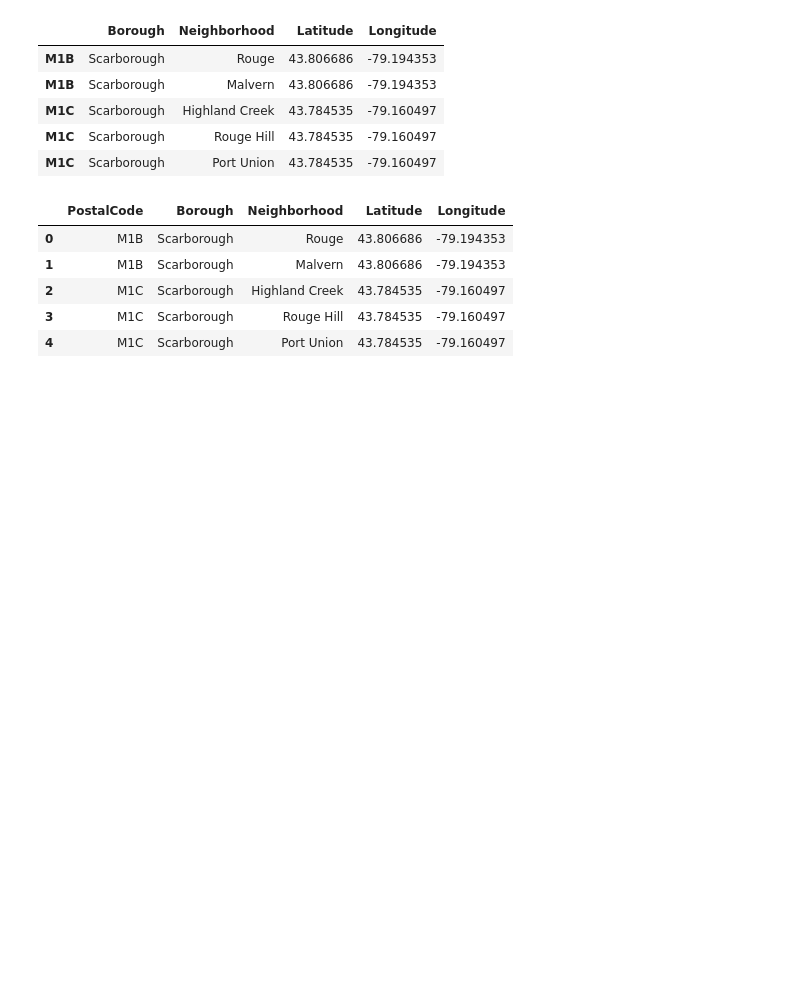
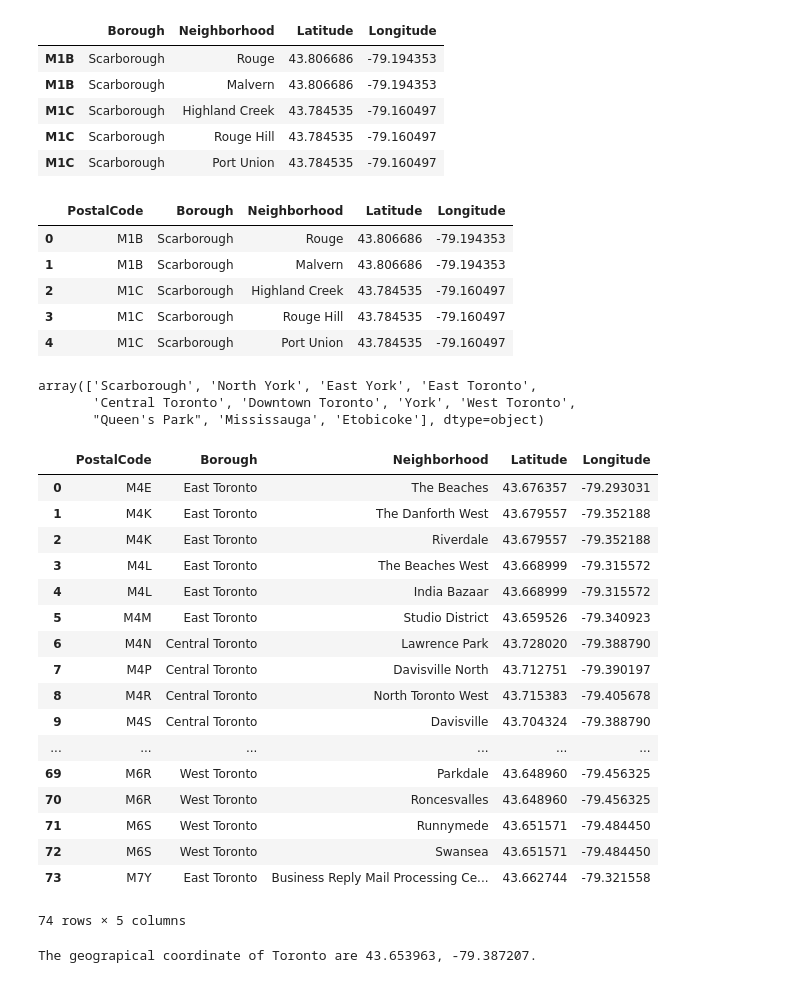
Before and after one commit to SidJain1412/Coursera_Capstone, a Jupyter notebook: Week3_1.ipynb, the cells around one changed output. Drawn from its saved outputs; the diff is of its cells as text; code cells hidden in the pictures; blank space fills up the shorter version.

```diff
--- a/Week3_1.ipynb
+++ b/Week3_1.ipynb
@@ -122,3 +122,43 @@ newdf.head()
 | 2 | M1C | Scarborough | Highland Creek | 43.784535 | -79.160497 |
 | 3 | M1C | Scarborough | Rouge Hill | 43.784535 | -79.160497 |
 | 4 | M1C | Scarborough | Port Union | 43.784535 | -79.160497 |
+# %%
+newdf.Borough.unique()
+# %% [output]
+array(['Scarborough', 'North York', 'East York', 'East Toronto',
+       'Central Toronto', 'Downtown Toronto', 'York', 'West Toronto',
+       "Queen's Park", 'Mississauga', 'Etobicoke'], dtype=object)
+# %%
+torontoboroughs = ['East Toronto', 'Central Toronto', 'Downtown Toronto', 'West Toronto']
+tor_df = newdf[newdf.Borough.isin(torontoboroughs)].reset_index(drop = True)
+tor_df
+# %% [output]
+|  | PostalCode | Borough | Neighborhood | Latitude | Longitude |
+| 0 | M4E | East Toronto | The Beaches | 43.676357 | -79.293031 |
+| 1 | M4K | East Toronto | The Danforth West | 43.679557 | -79.352188 |
+| 2 | M4K | East Toronto | Riverdale | 43.679557 | -79.352188 |
+| 3 | M4L | East Toronto | The Beaches West | 43.668999 | -79.315572 |
+| 4 | M4L | East Toronto | India Bazaar | 43.668999 | -79.315572 |
+| 5 | M4M | East Toronto | Studio District | 43.659526 | -79.340923 |
+| 6 | M4N | Central Toronto | Lawrence Park | 43.728020 | -79.388790 |
+| 7 | M4P | Central Toronto | Davisville North | 43.712751 | -79.390197 |
+| 8 | M4R | Central Toronto | North Toronto West | 43.715383 | -79.405678 |
+| 9 | M4S | Central Toronto | Davisville | 43.704324 | -79.388790 |
+| ... | ... | ... | ... | ... | ... |
+| 69 | M6R | West Toronto | Parkdale | 43.648960 | -79.456325 |
+| 70 | M6R | West Toronto | Roncesvalles | 43.648960 | -79.456325 |
+| 71 | M6S | West Toronto | Runnymede | 43.651571 | -79.484450 |
+| 72 | M6S | West Toronto | Swansea | 43.651571 | -79.484450 |
+| 73 | M7Y | East Toronto | Business Reply Mail Processing Ce... | 43.662744 | -79.321558 |
+74 rows × 5 columns
+# %%
+from geopy.geocoders import Nominatim
+address = 'Toronto, Ontario'
+
+geolocator = Nominatim(user_agent="toronto_explorer")
+location = geolocator.geocode(address)
+latitude = location.latitude
+longitude = location.longitude
+print('The geograpical coordinate of Toronto are {}, {}.'.format(latitude, longitude))
+# %% [output]
+The geograpical coordinate of Toronto are 43.653963, -79.387207.
```
Also changed, not shown: parts of 14 cells of this notebook.
